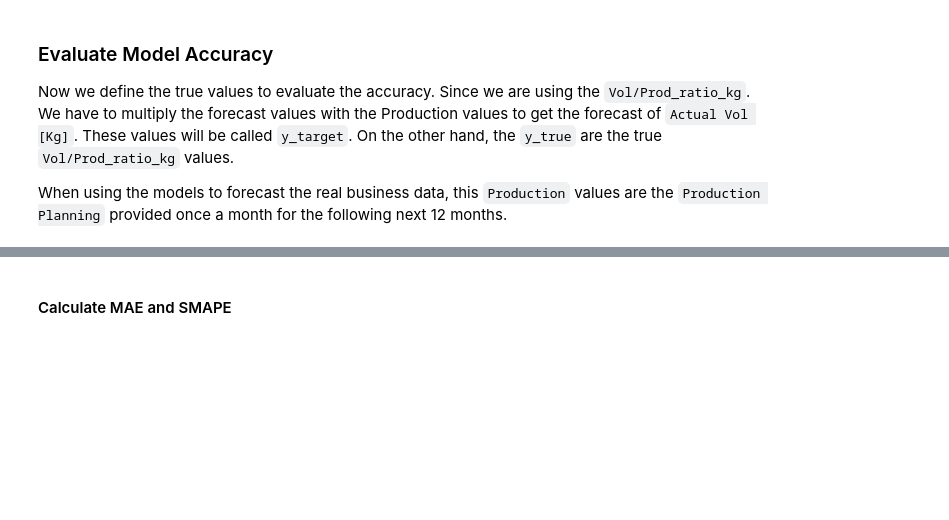
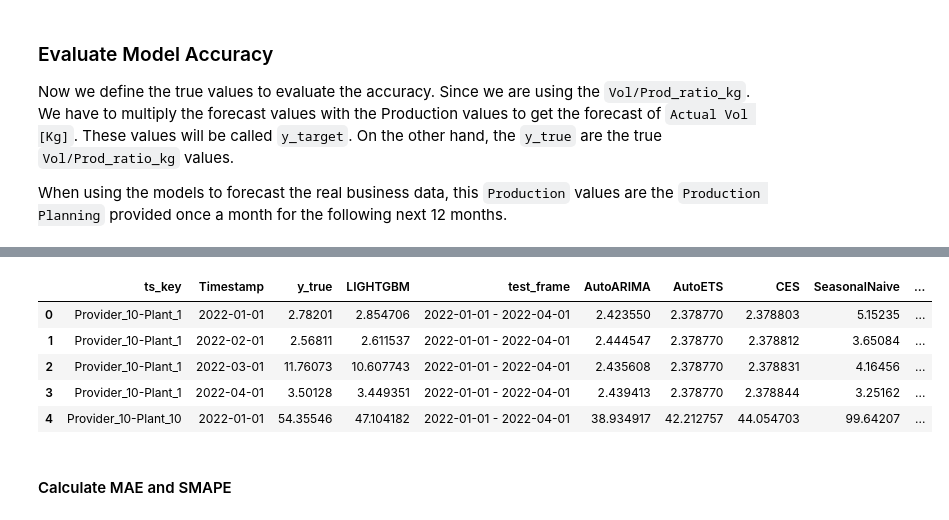
Before and after one commit to john2408/project_data_analytics, a Jupyter notebook: notebooks/draft-analysis.ipynb, the cells around one changed output, grey strips where cells are left out. Saved outputs shown, nothing was run; the diff lists cells and outputs as text; code cells hidden in the pictures; blank space fills up the shorter version.

```diff
--- a/notebooks/draft-analysis.ipynb
+++ b/notebooks/draft-analysis.ipynb
@@ -1016,3 +1074,12 @@ df_forecats = df_result_lgbm.copy()
+# %%
+df_forecats.head()
+# %% [output]
+|  | ts_key | Timestamp | y_true | LIGHTGBM | test_frame | AutoARIMA | AutoETS | CES | SeasonalNaive | ... |
+| 0 | Provider_10-Plant_1 | 2022-01-01 | 2.78201 | 2.854706 | 2022-01-01 - 2022-04-01 | 2.423550 | 2.378770 | 2.378803 | 5.15235 | ... |
+| 1 | Provider_10-Plant_1 | 2022-02-01 | 2.56811 | 2.611537 | 2022-01-01 - 2022-04-01 | 2.444547 | 2.378770 | 2.378812 | 3.65084 | ... |
+| 2 | Provider_10-Plant_1 | 2022-03-01 | 11.76073 | 10.607743 | 2022-01-01 - 2022-04-01 | 2.435608 | 2.378770 | 2.378831 | 4.16456 | ... |
+| 3 | Provider_10-Plant_1 | 2022-04-01 | 3.50128 | 3.449351 | 2022-01-01 - 2022-04-01 | 2.439413 | 2.378770 | 2.378844 | 3.25162 | ... |
+| 4 | Provider_10-Plant_10 | 2022-01-01 | 54.35546 | 47.104182 | 2022-01-01 - 2022-04-01 | 38.934917 | 42.212757 | 44.054703 | 99.64207 | ... |
 # %%
 df_ratio_gold = pd.read_parquet(config['preprocessing']['ratio_gold_path'])
 df_true = (df_ratio_gold[['ts_key','Timestamp', 'Actual_Vol_[Kg]','Production']]
```
Also changed, not shown: parts of 13 cells of this notebook, 7 other files.
